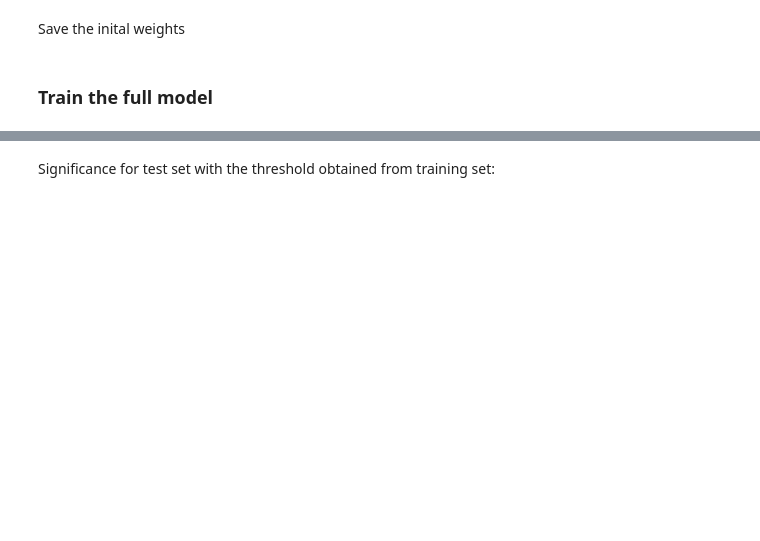
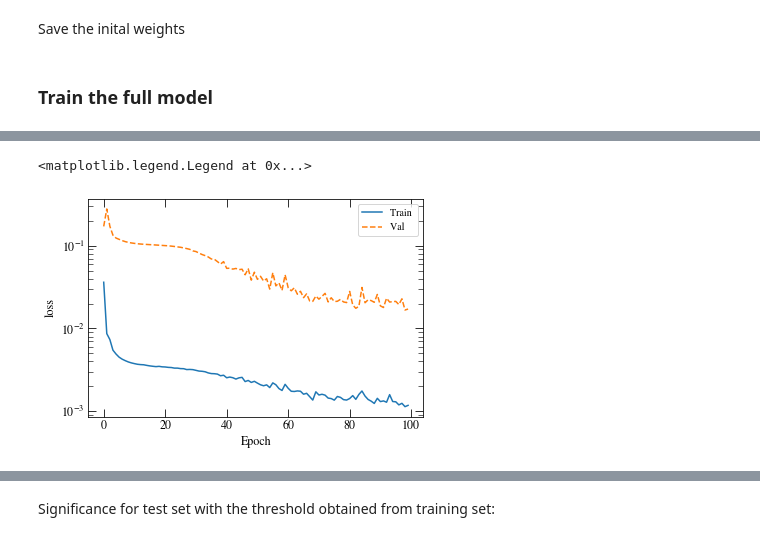
Before and after one commit to me-manu/fastespy, a Jupyter notebook: fastespy/notebooks/keras_workflow.ipynb, the cells around one changed output, grey strips where cells are left out. Cells and saved outputs as stored; diff of their text form; code cells hidden in the pictures; blank space fills up the shorter version.

```diff
--- a/fastespy/notebooks/keras_workflow.ipynb
+++ b/fastespy/notebooks/keras_workflow.ipynb
@@ -307,0 +313,6 @@ plt.legend()
+# %%
+plot_metric(class_weight_history)
+plt.legend()
+# %% [output]
+<matplotlib.legend.Legend at 0x...>
+[figure, added]
```
Also changed, not shown: parts of 37 cells of this notebook, 1 other file.
